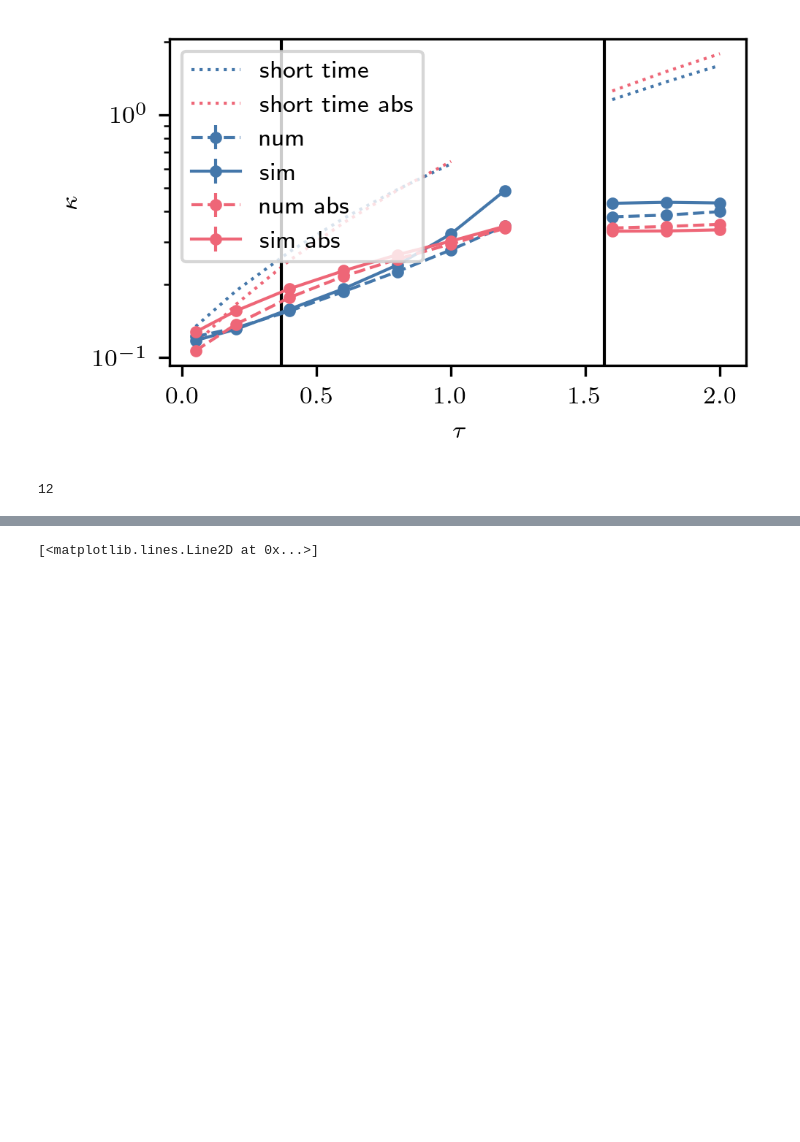
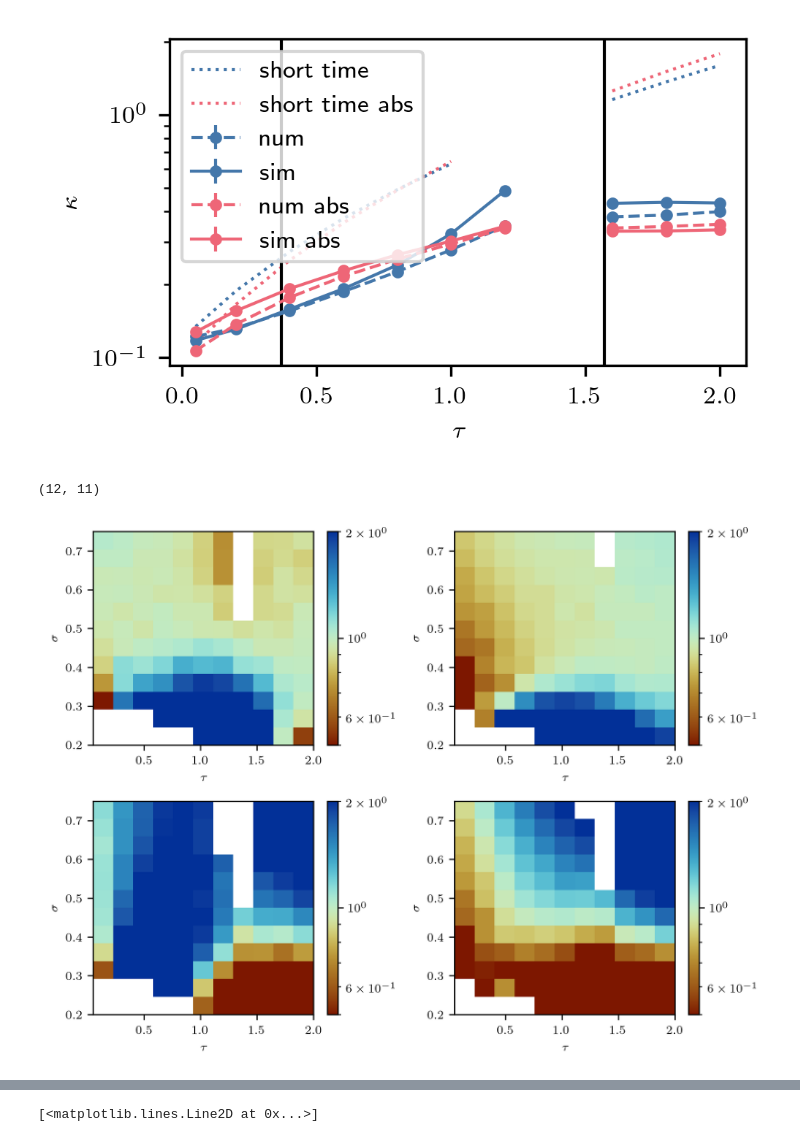
Before and after one commit to NilsToAn/overdampedDelayHarmonicOscillator, a Jupyter notebook: paper/compare_cusp_rates.ipynb, the cells around one changed output, grey strips where cells are left out. Saved outputs shown, nothing was run; the diff lists cells and outputs as text; code cells hidden in the pictures; blank space fills up the shorter version.

Commit message:
made imshow plots for rate

```diff
--- a/paper/compare_cusp_rates.ipynb
+++ b/paper/compare_cusp_rates.ipynb
@@ -8,12 +8,14 @@ import matplotlib.pyplot as plt
 from tqdm.notebook import tqdm
 import pickle
 from functions import get_dyn_v2, get_prop_abs_v2, create_R_v1, get_var_hist,simulate_traj,get_prop_abs, create_R, get_theo_var_l, get_x2_var
-from setup import setup_matplotlib
+from setup import setup_matplotlib, two_col, one_col, std_height
 #from scipy.linalg import expm
 #from scipy.sparse import csr_array, coo_array
 from scipy.optimize import curve_fit
 from pathlib import Path
-
+from matplotlib.colors import LogNorm
+import cmcrameri.cm as cmc
+mycmap = cmc.roma
 setup_matplotlib()
 
 np.random.seed(42)
@@ -39,6 +41,15 @@ if ~np.all(np.abs(s_s_abs - s_s) < 1e-10):
 # %%
 st_data = pickle.loads(open('nummeric_results/shorttime_cusp_rate.pkl', 'rb').read())
 st_abs_data = pickle.loads(open('nummeric_results/shorttime_cusp_abs.pkl', 'rb').read())
+# %%
+all_num_rates_abs = np.stack([all_abs[s]['num_rates'] for s in s_s])
+all_sim_rates_abs = np.stack([all_abs[s]['sim_rates'] for s in s_s])
+
+all_num_rates = np.stack([all_data[s]['num_rates'] for s in s_s])
+all_sim_rates = np.stack([all_data[s]['sim_rates'] for s in s_s])
+
+st_rates = st_data['st_rates']
+st_rates_abs = st_abs_data['st_rates']
 # %%
 taus = np.unique([all_data[si]['ltaus'] for si in s_s], axis = 0)
 taus_abs = np.unique([all_abs[si]['ltaus'] for si in s_s_abs], axis = 0)
@@ -124,7 +129,58 @@ plt.tight_layout()
 # %% [output]
 0.7499999999999998
 [figure]
-# %%
-len(s_s)
-# %% [output]
-12
+# %%
+len(s_s), len(taus)
+# %% [output]
+(12, 11)
+# %%
+norm = LogNorm(vmin=0.5, vmax=2)
+
+plt.figure(figsize=(two_col, two_col*0.75))
+plt.subplot(221)
+plt.imshow(all_num_rates[:,:,0] / all_sim_rates[:,:,0],
+           norm = norm,
+           origin = 'lower',
+           extent= [taus[0], taus[-1], s_s[0], s_s[-1]],
+          aspect='auto',
+          cmap = mycmap)
+plt.xlabel(r'$\tau$')
+plt.ylabel(r'$\sigma$')
+plt.colorbar()
+
+plt.subplot(222)
+plt.imshow(all_num_rates_abs[:,:,0] / all_sim_rates_abs[:,:,0],
+    norm = norm,
+    origin = 'lower',
+    extent= [taus[0], taus[-1], s_s[0], s_s[-1]],
+    aspect='auto',
+    cmap = mycmap)
+plt.xlabel(r'$\tau$')
+plt.ylabel(r'$\sigma$')
+plt.colorbar()
+
+plt.subplot(223)
+plt.imshow(st_rates[:,:,0] / all_sim_rates[:,:,0],
+           norm = norm,
+           origin = 'lower',
+           extent= [taus[0], taus[-1], s_s[0], s_s[-1]],
+          aspect='auto',
+          cmap = mycmap)
+plt.xlabel(r'$\tau$')
+plt.ylabel(r'$\sigma$')
+plt.colorbar()
+
+plt.subplot(224)
+plt.imshow(st_rates_abs[:,:,0] / all_sim_rates_abs[:,:,0],
+    norm = norm,
+    origin = 'lower',
+    extent= [taus[0], taus[-1], s_s[0], s_s[-1]],
+    aspect='auto',
+    cmap = mycmap)
+plt.xlabel(r'$\tau$')
+plt.ylabel(r'$\sigma$')
+plt.colorbar()
+
+plt.tight_layout()
+# %% [output]
+[figure, added]
```
Also changed, not shown: parts of 3 cells of this notebook.
